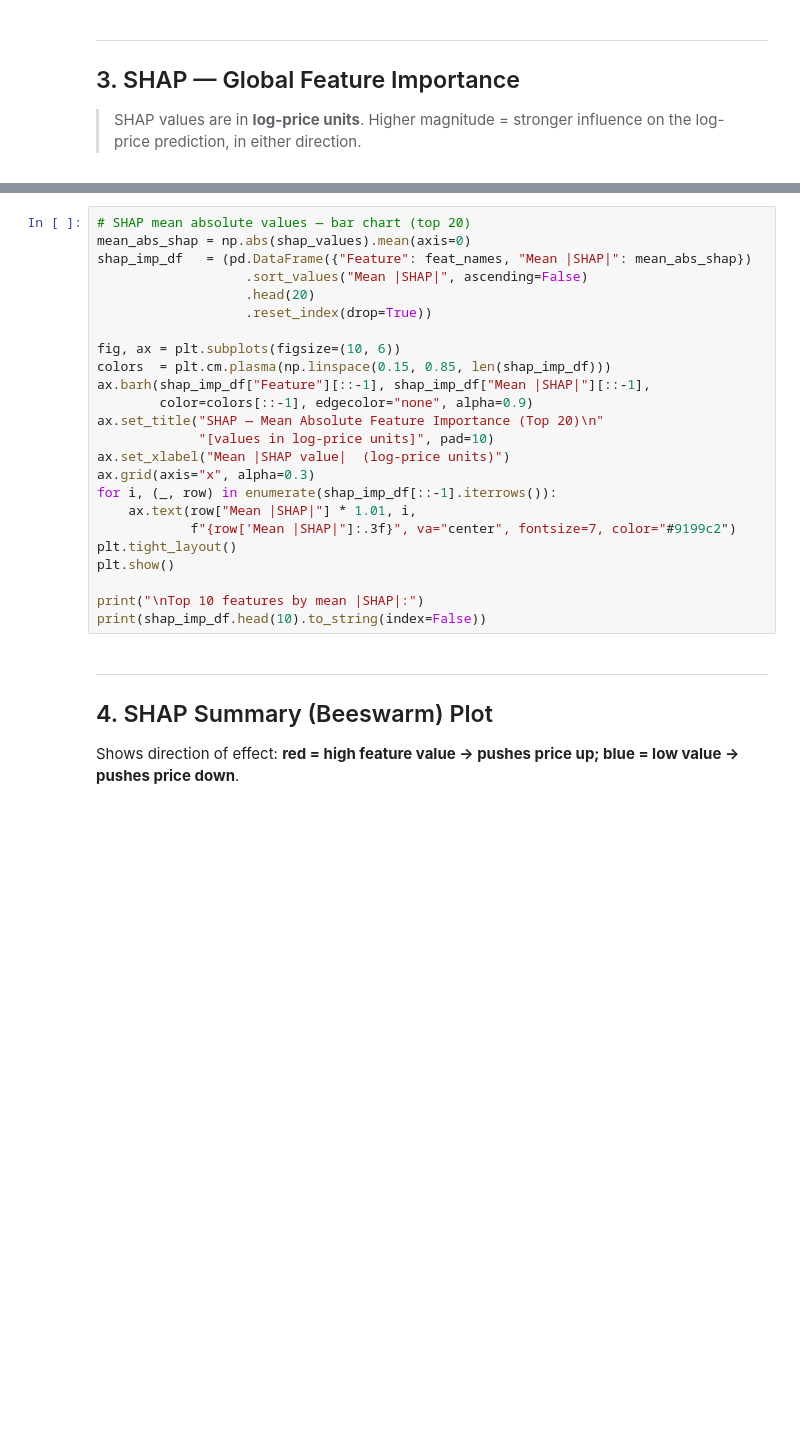
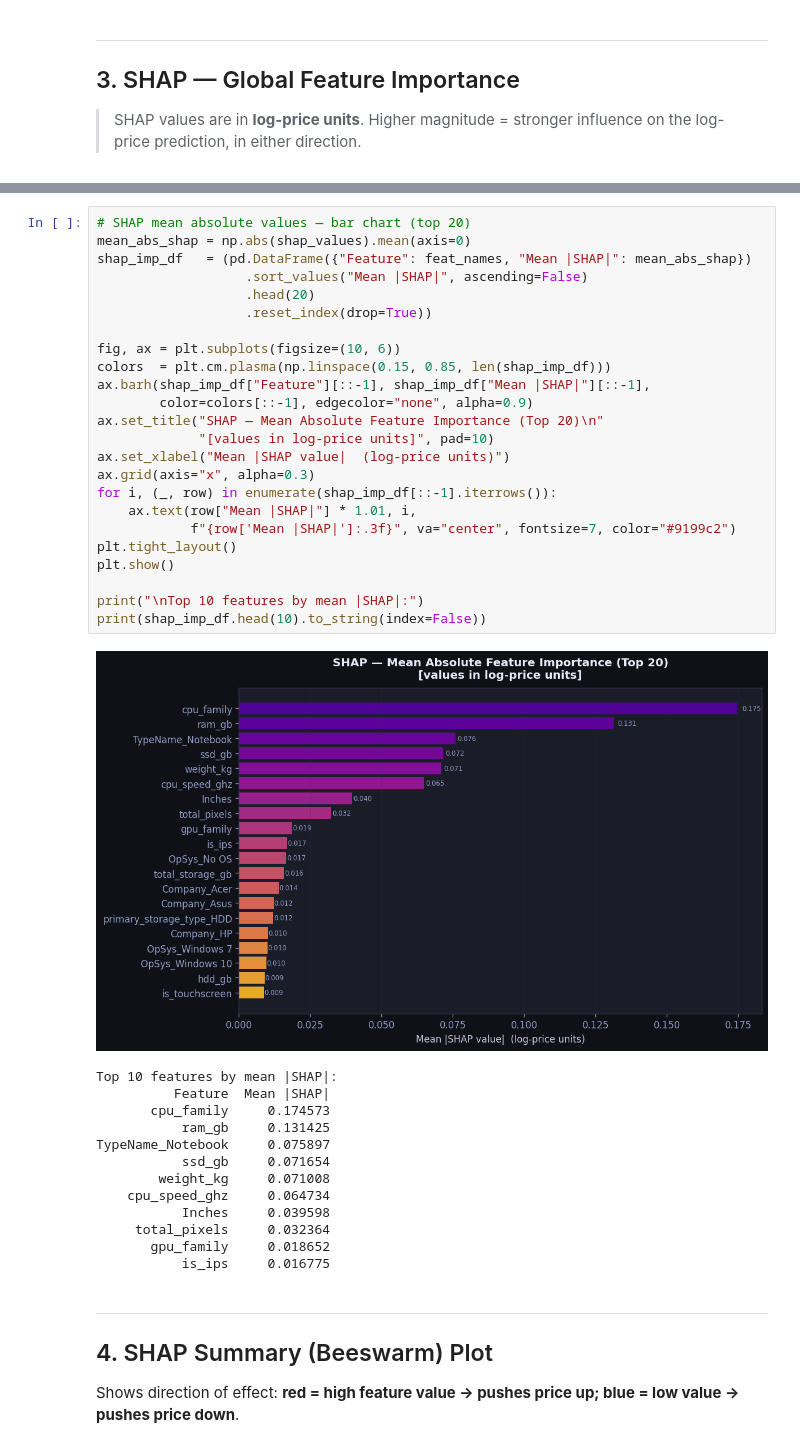
Before and after one commit to ShikharForge/Lappytol, a Jupyter notebook: notebooks/03_model_interpretation.ipynb, the cells around one changed output, grey strips where cells are left out. Saved outputs shown, nothing was run; the diff lists cells and outputs as text; blank space fills up the shorter version.

```diff
--- a/notebooks/03_model_interpretation.ipynb
+++ b/notebooks/03_model_interpretation.ipynb
@@ -110,27 +123,41 @@ print(f"  = INR {np.expm1(explainer.expected_value):,.0f} (baseline price)")
 # %%
 # SHAP mean absolute values — bar chart (top 20)
 mean_abs_shap = np.abs(shap_values).mean(axis=0)
 shap_imp_df   = (pd.DataFrame({"Feature": feat_names, "Mean |SHAP|": mean_abs_shap})
                    .sort_values("Mean |SHAP|", ascending=False)
                    .head(20)
                    .reset_index(drop=True))
 
 fig, ax = plt.subplots(figsize=(10, 6))
 colors  = plt.cm.plasma(np.linspace(0.15, 0.85, len(shap_imp_df)))
 ax.barh(shap_imp_df["Feature"][::-1], shap_imp_df["Mean |SHAP|"][::-1],
         color=colors[::-1], edgecolor="none", alpha=0.9)
 ax.set_title("SHAP — Mean Absolute Feature Importance (Top 20)\n"
              "[values in log-price units]", pad=10)
 ax.set_xlabel("Mean |SHAP value|  (log-price units)")
 ax.grid(axis="x", alpha=0.3)
 for i, (_, row) in enumerate(shap_imp_df[::-1].iterrows()):
     ax.text(row["Mean |SHAP|"] * 1.01, i,
-            f"{row['Mean |SHAP|"]:.3f}", va="center", fontsize=7, color="#9199c2")
+            f"{row['Mean |SHAP|']:.3f}", va="center", fontsize=7, color="#9199c2")
 plt.tight_layout()
 plt.show()
 
 print("\nTop 10 features by mean |SHAP|:")
 print(shap_imp_df.head(10).to_string(index=False))
+# %% [output]
+[figure, added]
+Top 10 features by mean |SHAP|:
+          Feature  Mean |SHAP|
+       cpu_family     0.174573
+           ram_gb     0.131425
+TypeName_Notebook     0.075897
+           ssd_gb     0.071654
+        weight_kg     0.071008
+    cpu_speed_ghz     0.064734
+           Inches     0.039598
+     total_pixels     0.032364
+       gpu_family     0.018652
+           is_ips     0.016775
 # %% [markdown]
 ---
 ## 4. SHAP Summary (Beeswarm) Plot
```
Also changed, not shown: parts of 11 cells of this notebook, 2 other files.
